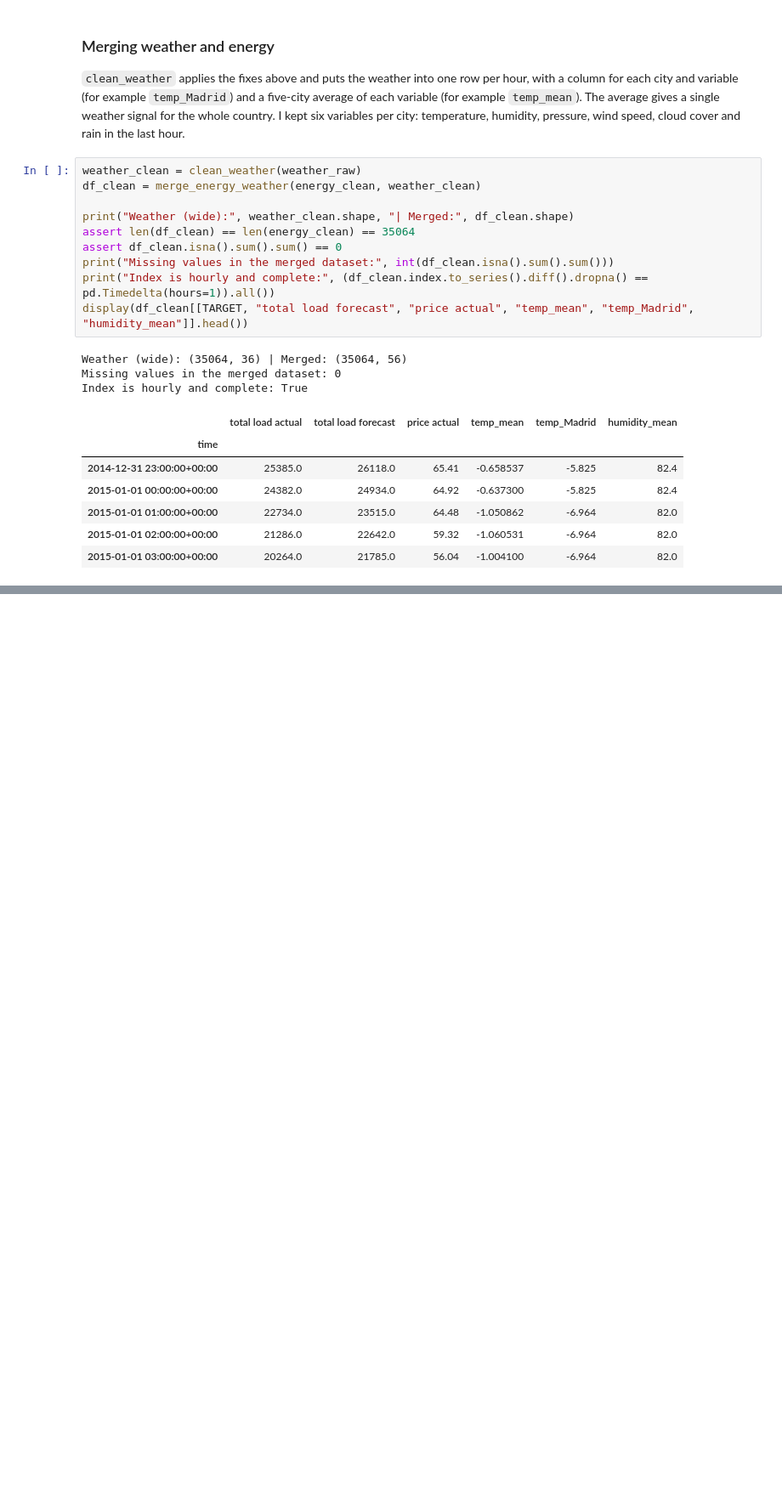
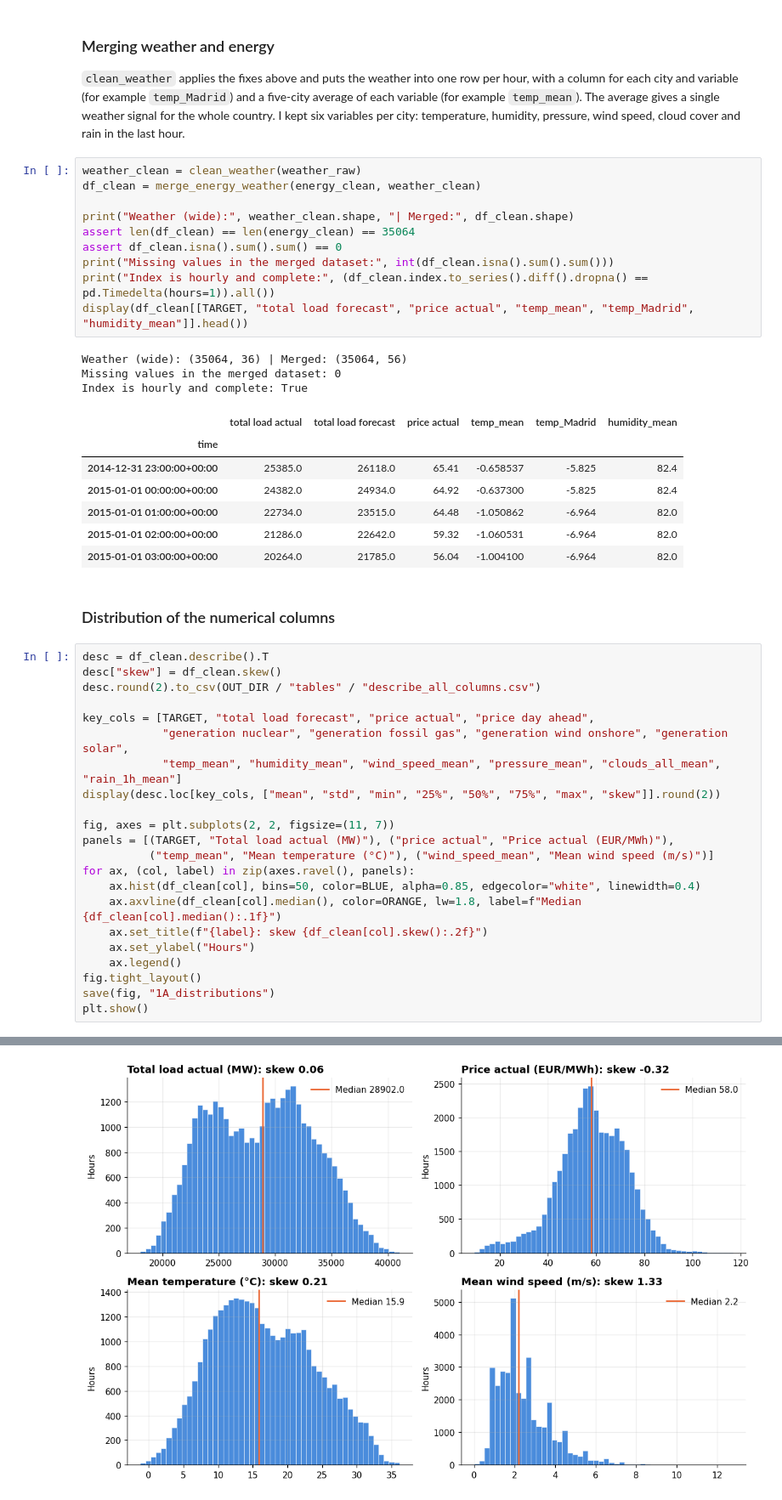
Before and after one commit to Keaane/Energy-demand-time-series-pipeline., a Jupyter notebook: task1_eda/Task1_Preprocessing_EDA.ipynb, the cells around one changed output, grey strips where cells are left out. Shown at 85% size. Cells and saved outputs as stored; diff of their text form; blank space fills up the shorter version.

Commit message:
Add summary statistics and distribution plots

```diff
--- a/task1_eda/Task1_Preprocessing_EDA.ipynb
+++ b/task1_eda/Task1_Preprocessing_EDA.ipynb
@@ -384,3 +384,28 @@ Index is hourly and complete: True
 | 2015-01-01 01:00:00+00:00 | 22734.0 | 23515.0 | 64.48 | -1.050862 | -6.964 | 82.0 |
 | 2015-01-01 02:00:00+00:00 | 21286.0 | 22642.0 | 59.32 | -1.060531 | -6.964 | 82.0 |
 | 2015-01-01 03:00:00+00:00 | 20264.0 | 21785.0 | 56.04 | -1.004100 | -6.964 | 82.0 |
+# %% [markdown]
+### Distribution of the numerical columns
+# %%
+desc = df_clean.describe().T
+desc["skew"] = df_clean.skew()
+desc.round(2).to_csv(OUT_DIR / "tables" / "describe_all_columns.csv")
+
+key_cols = [TARGET, "total load forecast", "price actual", "price day ahead",
+            "generation nuclear", "generation fossil gas", "generation wind onshore", "generation solar",
+            "temp_mean", "humidity_mean", "wind_speed_mean", "pressure_mean", "clouds_all_mean", "rain_1h_mean"]
+display(desc.loc[key_cols, ["mean", "std", "min", "25%", "50%", "75%", "max", "skew"]].round(2))
+
+fig, axes = plt.subplots(2, 2, figsize=(11, 7))
+panels = [(TARGET, "Total load actual (MW)"), ("price actual", "Price actual (EUR/MWh)"),
+          ("temp_mean", "Mean temperature (°C)"), ("wind_speed_mean", "Mean wind speed (m/s)")]
+for ax, (col, label) in zip(axes.ravel(), panels):
+    ax.hist(df_clean[col], bins=50, color=BLUE, alpha=0.85, edgecolor="white", linewidth=0.4)
+    ax.axvline(df_clean[col].median(), color=ORANGE, lw=1.8, label=f"Median {df_clean[col].median():.1f}")
+    ax.set_title(f"{label}: skew {df_clean[col].skew():.2f}")
+    ax.set_ylabel("Hours")
+    ax.legend()
+fig.tight_layout()
+save(fig, "1A_distributions")
+plt.show()
+# %% [output]
@@ -386,0 +427 @@ Index is hourly and complete: True
+[figure, added]
```
Also changed, not shown: parts of 2 cells of this notebook, 2 other files.
